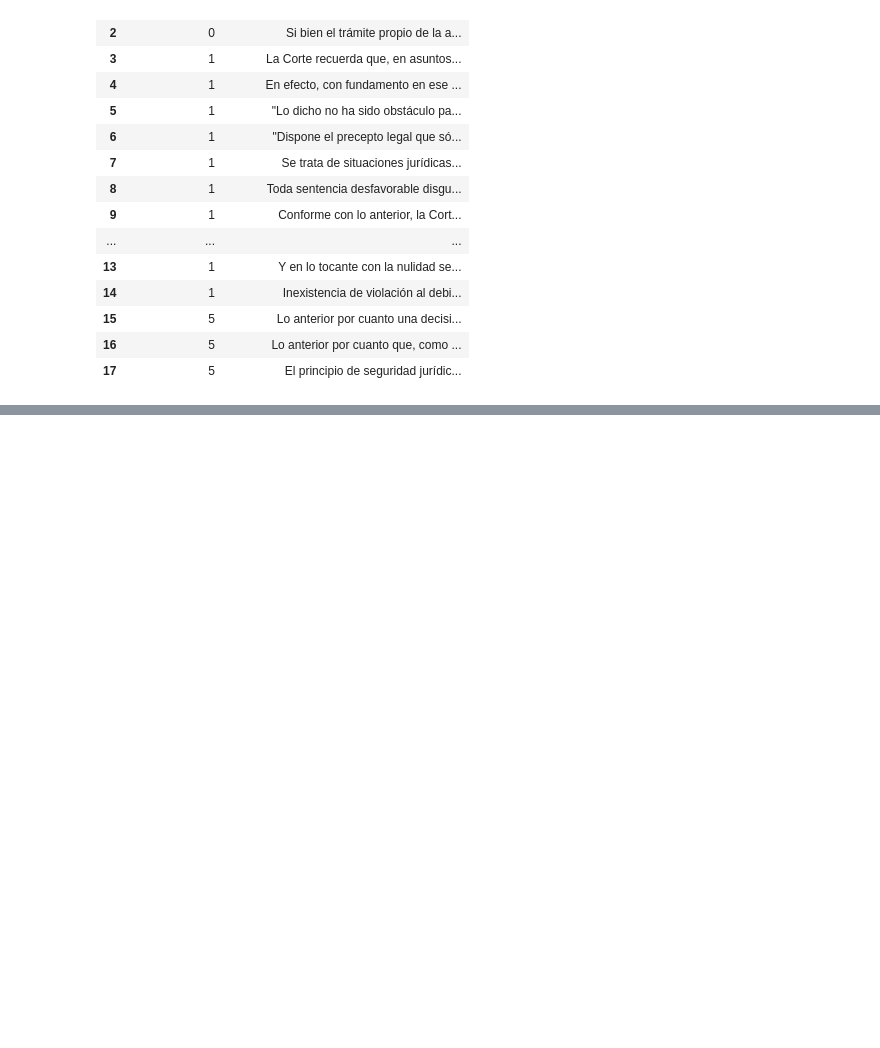
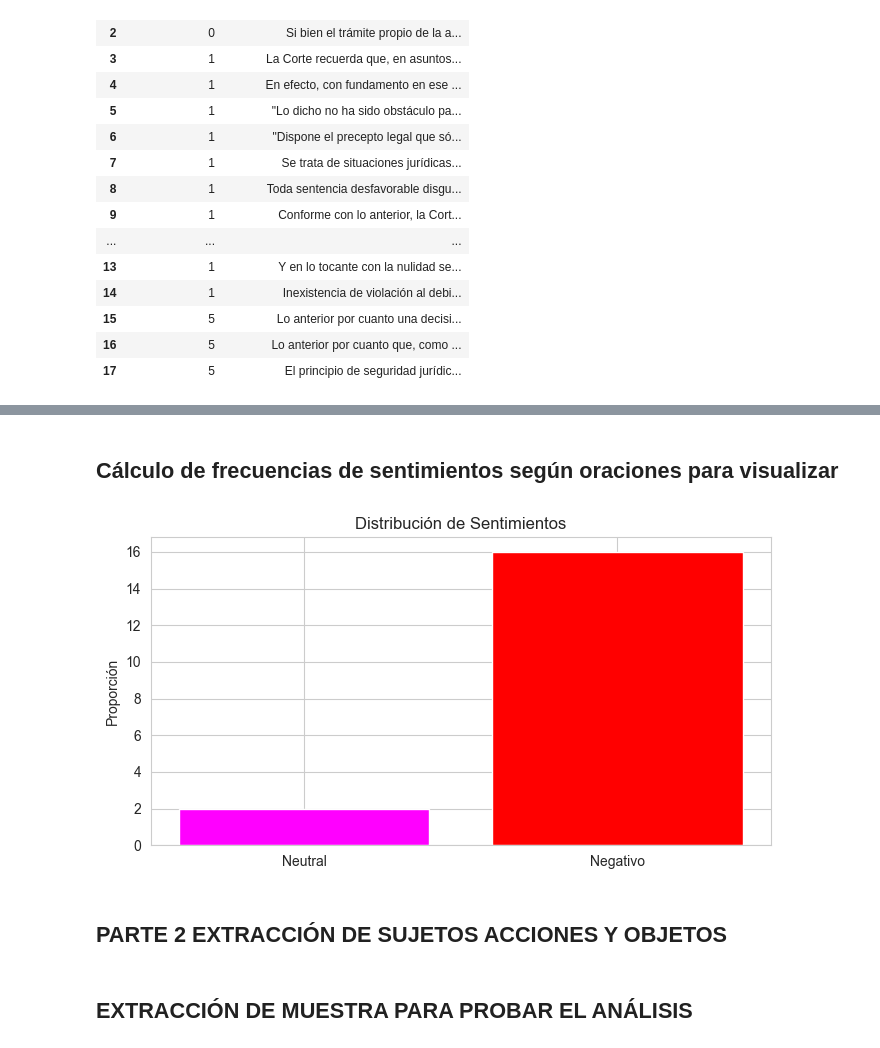
Before and after one commit to chainReactionCol/P_NLM_JEP, a Jupyter notebook: NLM_JEP.ipynb, the cells around one changed output, grey strips where cells are left out. Drawn from its saved outputs; the diff is of its cells as text; code cells hidden in the pictures; blank space fills up the shorter version.

Commit message:
Basic Natural languague analysis was added

```diff
--- a/NLM_JEP.ipynb
+++ b/NLM_JEP.ipynb
@@ -97,6 +135,3 @@ primer_registro_entidades
  ('CABALLERO                 FABIO', 'PER'),
  ('Magistrad', 'LOC'),
  ('MARTHA SACHICA', 'MISC')]
-# %%
-doc = nlp("Albert Einstein was born in Ulm, Germany.")
-print(doc.ents)
@@ -200,0 +231,14 @@ df_oraciones_encontradas
+# %%
+def analyze_text(texto):
+    auto = nlp(texto)
+    sentiments = []
+    entities = []
+
+    for sentence in auto.sentences:
+        sentiments.append(sentence.sentiment)  # Añade el sentimiento de la oración
+        for entity in sentence.ents:
+            entities.append((entity.text, entity.type))  # Añade la entidad y su tipo
+
+    return sentiments, entities
+# %%
+df_oraciones_encontradas['analysis_results'] = df_oraciones_encontradas['Oración'].apply(analyze_text)
@@ -200,0 +265,9 @@ df_oraciones_encontradas
+# %% [markdown]
+## Cálculo de frecuencias de sentimientos según oraciones para visualizar
+# %%
+all_sentiments = [sentiment for result in df_oraciones_encontradas['analysis_results'] for sentiment in result[0]]
+sentiment_counts = Counter(all_sentiments)
+
+
+total = sum(sentiment_counts.values())
+sentiment_distribution = {sent: count / total for sent, count in sentiment_counts.items()}
@@ -200,0 +280,22 @@ df_oraciones_encontradas
+# %%
+sentiments = list(sentiment_counts.keys())
+counts = list(sentiment_counts.values())
+
+
+sentiment_labels = {0: 'Negativo', 1: 'Neutral', 2: 'Positivo'}
+
+# Aplicando el mapeo a los sentimientos actuales para obtener las etiquetas correctas
+labels = [sentiment_labels[sent] for sent in sentiments if sent in sentiment_labels]
+
+plt.figure(figsize=(8, 4))
+plt.bar(range(len(sentiments)), counts, color=['magenta', 'red', 'green'])
+plt.title('Distribución de Sentimientos')
+plt.xticks(range(len(sentiments)), labels)
+plt.ylabel('Proporción')
+plt.show()
+# %% [output]
+[figure, added]
+# %% [markdown]
+## PARTE 2 EXTRACCIÓN DE SUJETOS ACCIONES Y OBJETOS
+# %% [markdown]
+## EXTRACCIÓN DE MUESTRA PARA PROBAR EL ANÁLISIS
```
Also changed, not shown: parts of 28 cells of this notebook.
